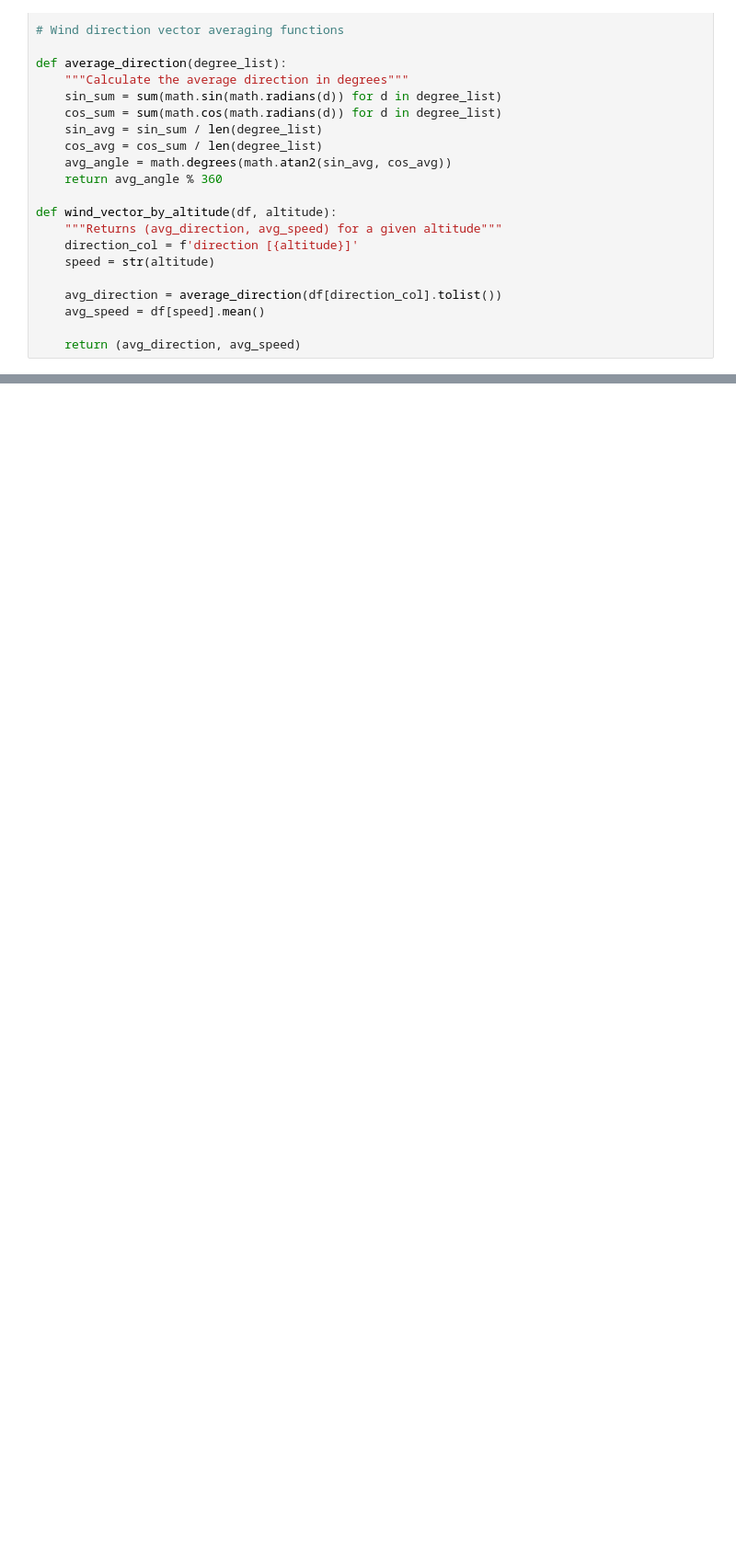
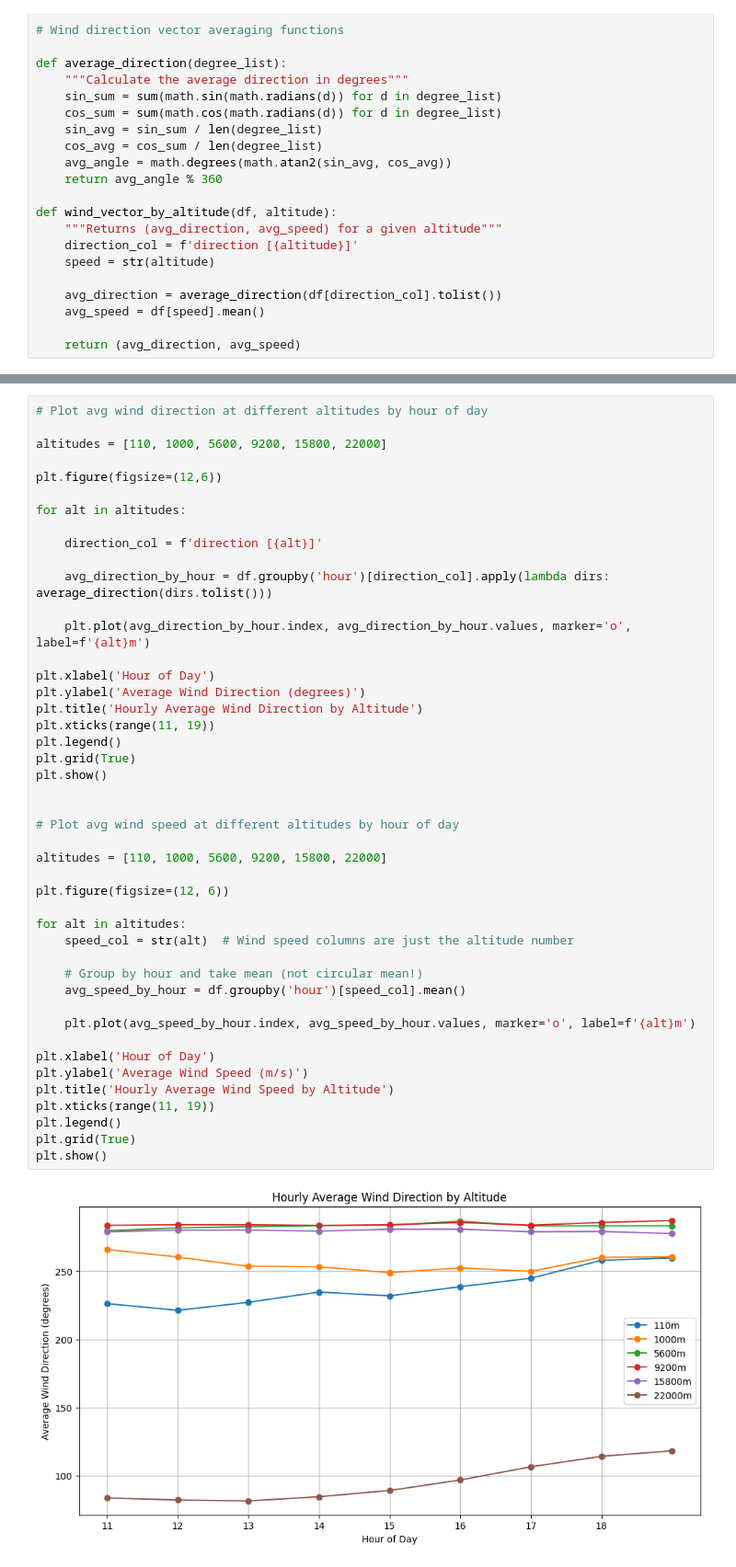
Before and after one commit to pwang-eng/wind-altitude-profiling, a Jupyter notebook: dispersion_analysis.ipynb, the cells around one changed output, grey strips where cells are left out. Shown at 92% size. Cells and saved outputs as stored; diff of their text form; blank space fills up the shorter version.

```diff
--- a/dispersion_analysis.ipynb
+++ b/dispersion_analysis.ipynb
@@ -70,0 +57,47 @@ plt.show()
+# %%
+# Plot avg wind direction at different altitudes by hour of day
+
+altitudes = [110, 1000, 5600, 9200, 15800, 22000]
+
+plt.figure(figsize=(12,6))
+
+for alt in altitudes:
+
+    direction_col = f'direction [{alt}]'
+
+    avg_direction_by_hour = df.groupby('hour')[direction_col].apply(lambda dirs: average_direction(dirs.tolist()))
+
+    plt.plot(avg_direction_by_hour.index, avg_direction_by_hour.values, marker='o', label=f'{alt}m')
+
+plt.xlabel('Hour of Day')
+plt.ylabel('Average Wind Direction (degrees)')
+plt.title('Hourly Average Wind Direction by Altitude')
+plt.xticks(range(11, 19))
+plt.legend()
+plt.grid(True)
+plt.show()
+
+
+# Plot avg wind speed at different altitudes by hour of day
+
+altitudes = [110, 1000, 5600, 9200, 15800, 22000]
+
+plt.figure(figsize=(12, 6))
+
+for alt in altitudes:
+    speed_col = str(alt)  # Wind speed columns are just the altitude number
+
+    # Group by hour and take mean (not circular mean!)
+    avg_speed_by_hour = df.groupby('hour')[speed_col].mean()
+
+    plt.plot(avg_speed_by_hour.index, avg_speed_by_hour.values, marker='o', label=f'{alt}m')
+
+plt.xlabel('Hour of Day')
+plt.ylabel('Average Wind Speed (m/s)')
+plt.title('Hourly Average Wind Speed by Altitude')
+plt.xticks(range(11, 19))
+plt.legend()
+plt.grid(True)
+plt.show()
+# %% [output]
+[figure, added]
```
Also changed, not shown: parts of 10 cells of this notebook.
